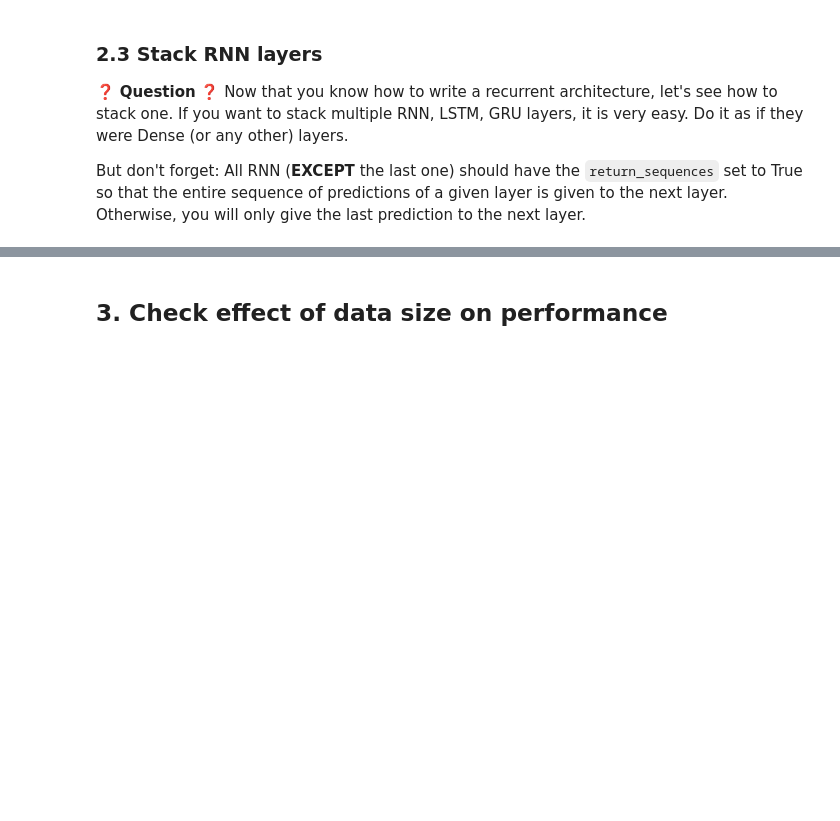
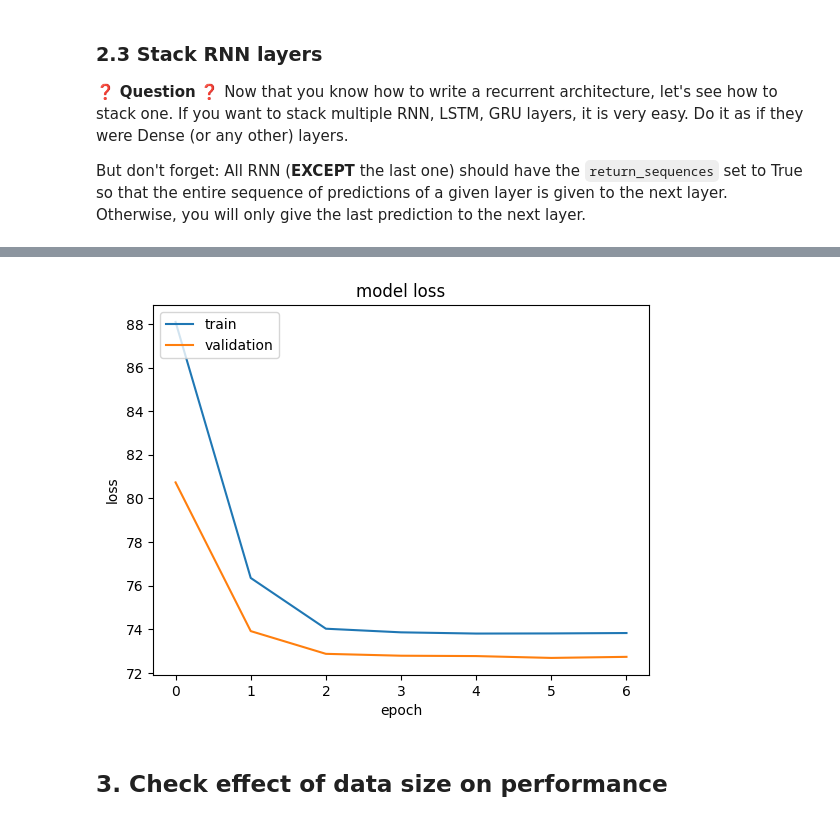
Before and after one commit to marlierecharlie/brief_28_RNN, a Jupyter notebook: Mission3/predict_air_pollution.ipynb, the cells around one changed output, grey strips where cells are left out. Saved outputs shown, nothing was run; the diff lists cells and outputs as text; code cells hidden in the pictures; blank space fills up the shorter version.

```diff
--- a/Mission3/predict_air_pollution.ipynb
+++ b/Mission3/predict_air_pollution.ipynb
@@ -239,3 +243,10 @@ To avoid this situation, you should _first_ separate your initial dataframe `df`
+# %%
+# YOUR CODE HERE
+from sklearn.model_selection import train_test_split
+df_train, df_test = train_test_split(df, test_size=0.20, random_state=123)
+
+X_train, y_train = get_X_y(df_train, 2000, 21)
+X_test, y_test = get_X_y(df_test, 1000, 21)
 # %%
 assert X_train.shape == (2000, 20, 7)
 # %% [markdown]
@@ -270,0 +360,22 @@ But don't forget: All RNN (**EXCEPT** the last one) should have the `return_sequ
+# %%
+# YOUR CODE HERE
+
+def init_model():
+
+    model = Sequential()
+
+    model.add(layers.Normalization(axis=-1))
+    model.add(layers.GRU(units=64,activation='tanh', input_shape=(20, 7), return_sequences=True))
+    model.add(layers.GRU(32, return_sequences=True))
+    model.add(layers.GRU(24))
+    model.add(layers.Dense(20, activation='relu'))
+    model.add(layers.Dense(1, activation='linear'))
+
+    # the complitaion
+    opt = optimizers.Adam(learning_rate=0.001)
+    model.compile(loss='mape', optimizer=opt, metrics='mape') #recomanded optimizer for RNN
+    return model
+
+model = init_model()
+es = EarlyStopping(patience=1, verbose=2)
+history = model.fit(X_train, y_train, validation_data=(X_test, y_test), epochs=10, callbacks=[es])
@@ -271,3 +398,7 @@ But don't forget: All RNN (**EXCEPT** the last one) should have the `return_sequ
+# %%
+plot_history(history)
+# %% [output]
+[figure, added]
 # %% [markdown]
 ## 3.  Check effect of data size on performance
 # %% [markdown]
```
Also changed, not shown: parts of 17 cells of this notebook.
